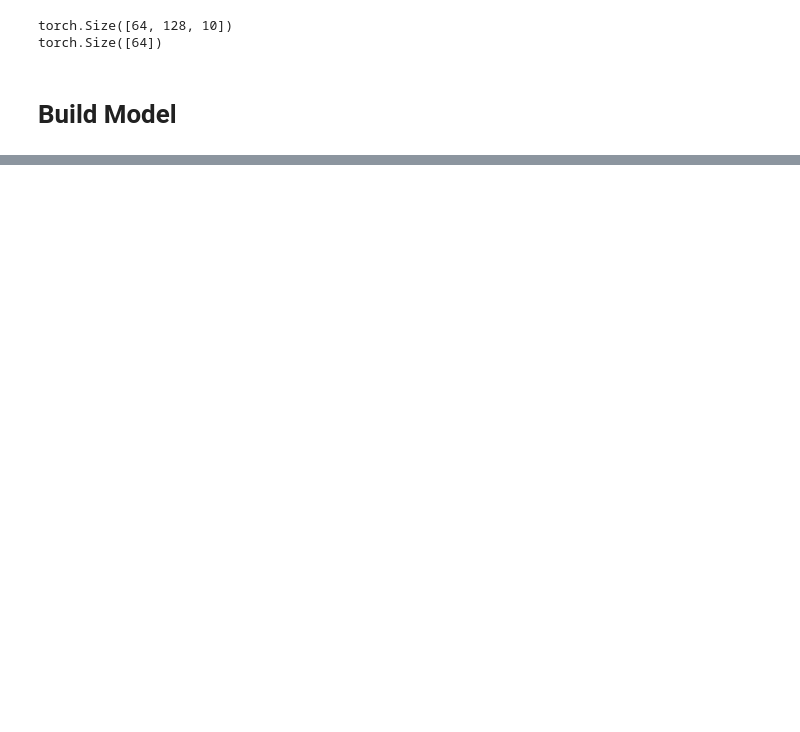
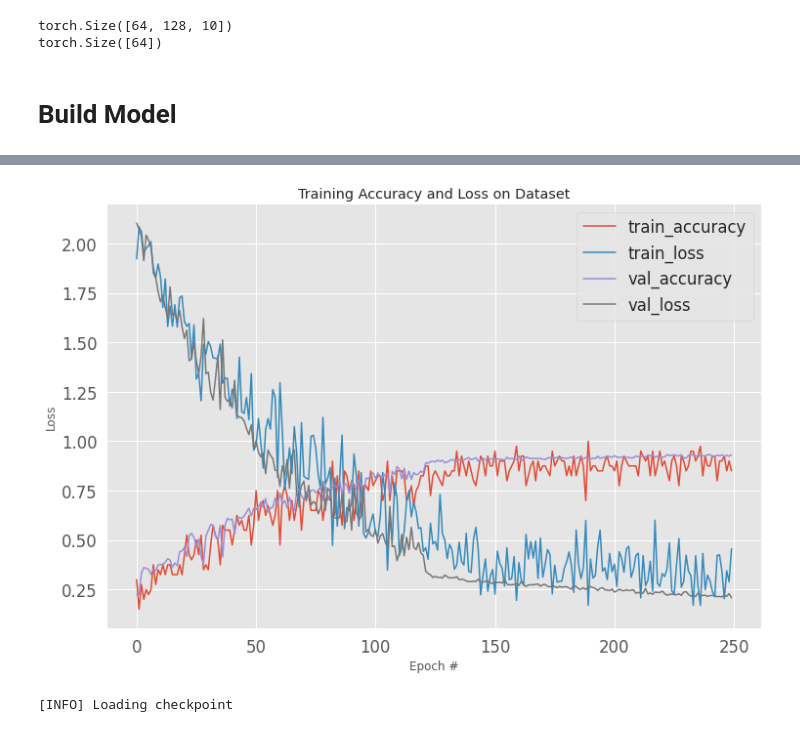
Before and after one commit to ansonnn07/Time-Series-Classification-and-Anomaly-Detection, a Jupyter notebook: 2. Training - Time Series Classification.ipynb, the cells around one changed output, grey strips where cells are left out. Saved outputs shown, nothing was run; the diff lists cells and outputs as text; code cells hidden in the pictures; blank space fills up the shorter version.

```diff
--- a/2. Training - Time Series Classification.ipynb
+++ b/2. Training - Time Series Classification.ipynb
@@ -182,0 +310,8 @@ torch.Size([64])
+# %%
+model = SequenceModel(
+    n_features=len(feature_cols),
+    n_classes=N_CLASSES,
+    n_hidden=256,
+    n_layers=3
+)
+model.to(device)
@@ -182,0 +327,4 @@ torch.Size([64])
+# %%
+criterion = nn.CrossEntropyLoss()
+optimizer = Adam(model.parameters(), lr=LEARNING_RATE)
+scheduler = ReduceLROnPlateau(optimizer, 'min', patience=10, verbose=True)
@@ -182,0 +333,13 @@ torch.Size([64])
+# %%
+## optionally use tqdm with colored progress bar
+# from tqdm.notebook import tqdm as tqdm_notebook
+
+steps_per_epoch = math.ceil(len(train_dataset) / train_dl.batch_size)
+prog_bar = tqdm(
+    enumerate(train_dl),
+    total=steps_per_epoch,
+    leave=True
+)
+
+for x in prog_bar:
+    time.sleep(0.1)
@@ -182,0 +436,4 @@ torch.Size([64])
+# %%
+def save_ckpt(state, filepath="my_checkpoint.pth.tar"):
+    print(f"[INFO] Saving checkpoint to {filepath}")
+    torch.save(state, filepath)
@@ -182,0 +538,11 @@ torch.Size([64])
+# %%
+plt.figure(figsize=(12, 8))
+for key, values in history.items():
+    plt.plot(values, label=key)
+plt.title("Training Accuracy and Loss on Dataset")
+plt.xlabel("Epoch #")
+plt.ylabel("Loss")
+plt.legend(loc="upper right")
+plt.show()
+# %% [output]
+[figure, added]
@@ -182,0 +554,4 @@ torch.Size([64])
+# %%
+load_ckpt(CHECKPOINT_PATH)
+# %% [output]
+[INFO] Loading checkpoint
```
Also changed, not shown: parts of 52 cells of this notebook, 4 other files.
